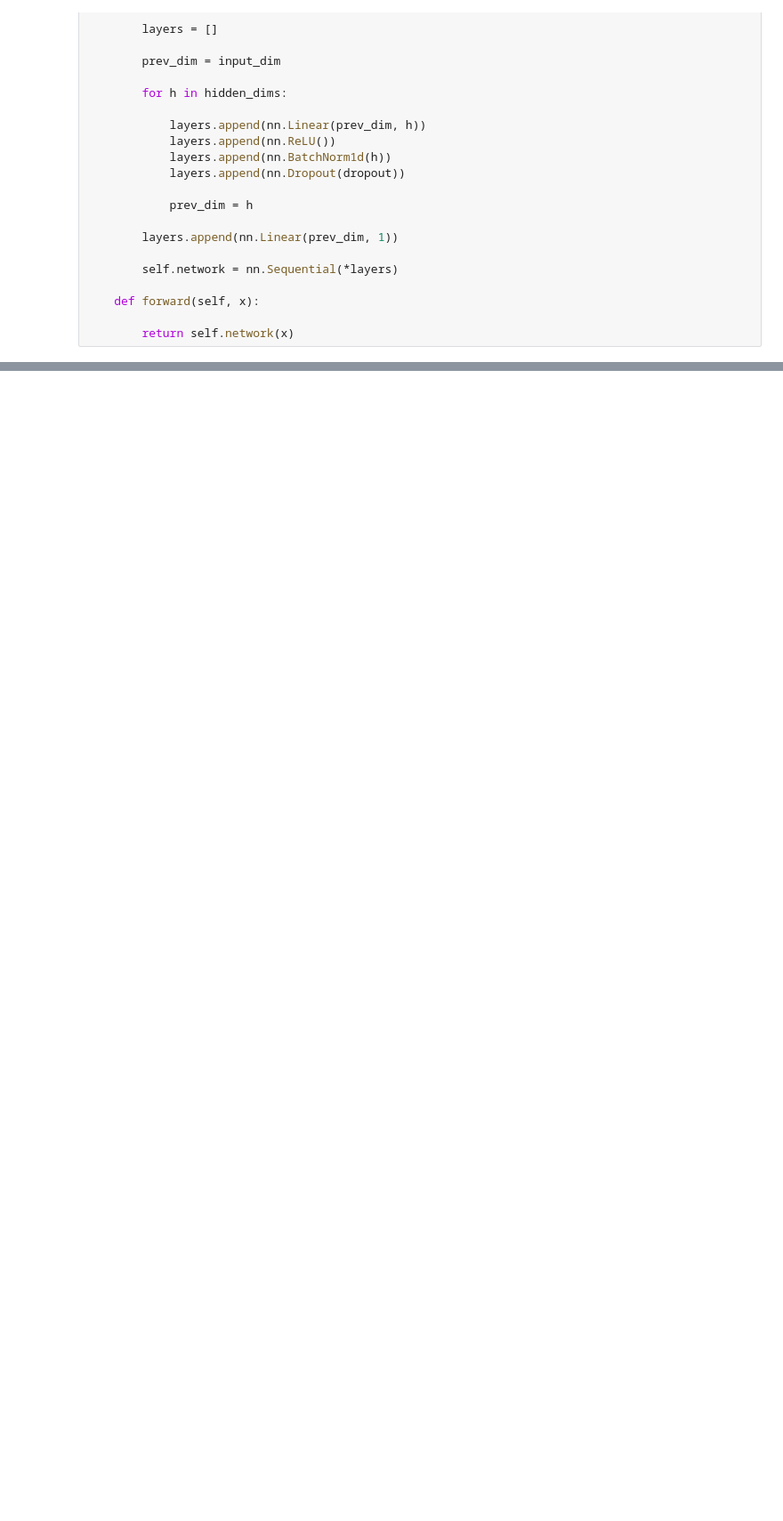
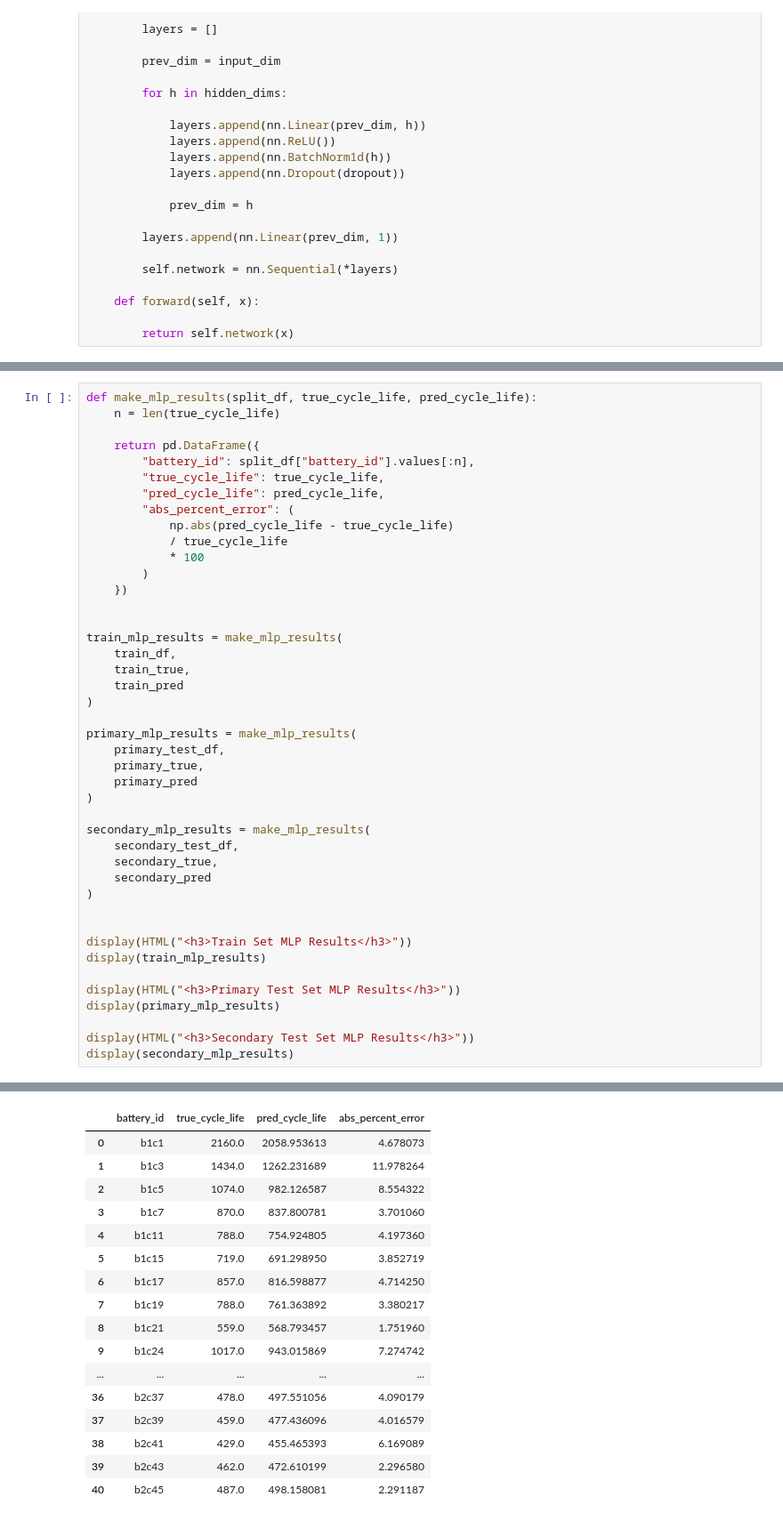
Before and after one commit to KaiWoessner/ECE228_Battery_Project, a Jupyter notebook: mlp_model.ipynb, the cells around one changed output, grey strips where cells are left out. Shown at 89% size. Cells and saved outputs as stored; diff of their text form; blank space fills up the shorter version.

```diff
--- a/mlp_model.ipynb
+++ b/mlp_model.ipynb
@@ -878,0 +901,44 @@ plt.show()
+# %%
+def make_mlp_results(split_df, true_cycle_life, pred_cycle_life):
+    n = len(true_cycle_life)
+
+    return pd.DataFrame({
+        "battery_id": split_df["battery_id"].values[:n],
+        "true_cycle_life": true_cycle_life,
+        "pred_cycle_life": pred_cycle_life,
+        "abs_percent_error": (
+            np.abs(pred_cycle_life - true_cycle_life)
+            / true_cycle_life
+            * 100
+        )
+    })
+
+
+train_mlp_results = make_mlp_results(
+    train_df,
+    train_true,
+    train_pred
+)
+
+primary_mlp_results = make_mlp_results(
+    primary_test_df,
+    primary_true,
+    primary_pred
+)
+
+secondary_mlp_results = make_mlp_results(
+    secondary_test_df,
+    secondary_true,
+    secondary_pred
+)
+
+
+display(HTML("<h3>Train Set MLP Results</h3>"))
+display(train_mlp_results)
+
+display(HTML("<h3>Primary Test Set MLP Results</h3>"))
+display(primary_mlp_results)
+
+display(HTML("<h3>Secondary Test Set MLP Results</h3>"))
+display(secondary_mlp_results)
+# %% [output]
@@ -878,0 +946,17 @@ plt.show()
+|  | battery_id | true_cycle_life | pred_cycle_life | abs_percent_error |
+| 0 | b1c1 | 2160.0 | 2058.953613 | 4.678073 |
+| 1 | b1c3 | 1434.0 | 1262.231689 | 11.978264 |
+| 2 | b1c5 | 1074.0 | 982.126587 | 8.554322 |
+| 3 | b1c7 | 870.0 | 837.800781 | 3.701060 |
+| 4 | b1c11 | 788.0 | 754.924805 | 4.197360 |
+| 5 | b1c15 | 719.0 | 691.298950 | 3.852719 |
+| 6 | b1c17 | 857.0 | 816.598877 | 4.714250 |
+| 7 | b1c19 | 788.0 | 761.363892 | 3.380217 |
+| 8 | b1c21 | 559.0 | 568.793457 | 1.751960 |
+| 9 | b1c24 | 1017.0 | 943.015869 | 7.274742 |
+| ... | ... | ... | ... | ... |
+| 36 | b2c37 | 478.0 | 497.551056 | 4.090179 |
+| 37 | b2c39 | 459.0 | 477.436096 | 4.016579 |
+| 38 | b2c41 | 429.0 | 455.465393 | 6.169089 |
+| 39 | b2c43 | 462.0 | 472.610199 | 2.296580 |
+| 40 | b2c45 | 487.0 | 498.158081 | 2.291187 |
```
Also changed, not shown: parts of 9 cells of this notebook, 2 other files.
